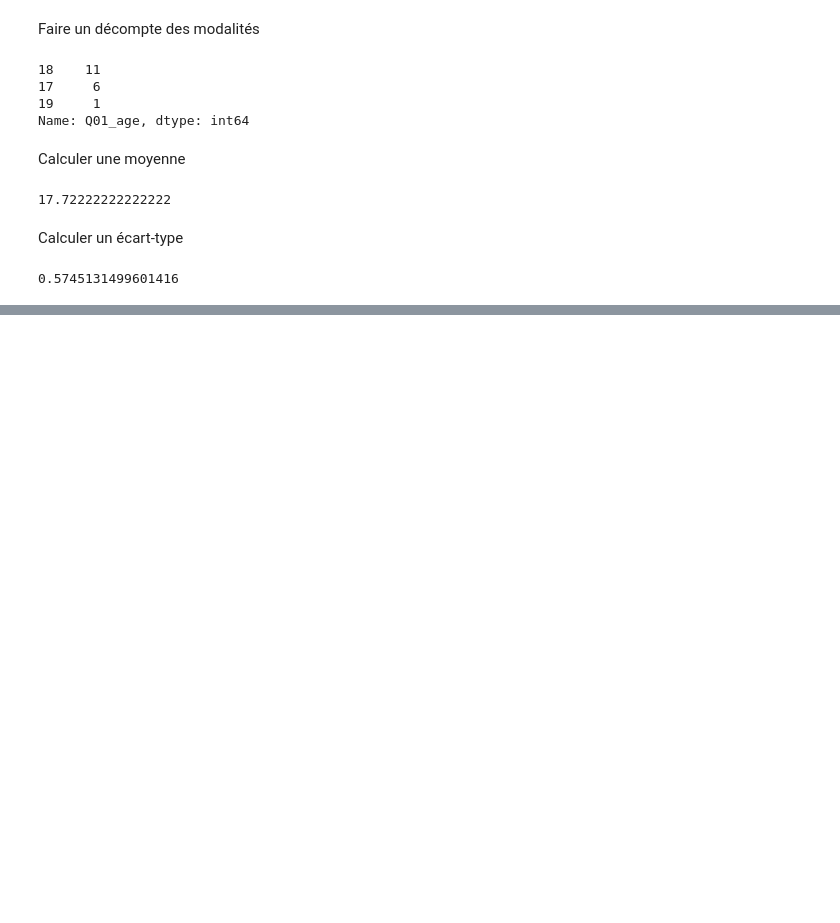
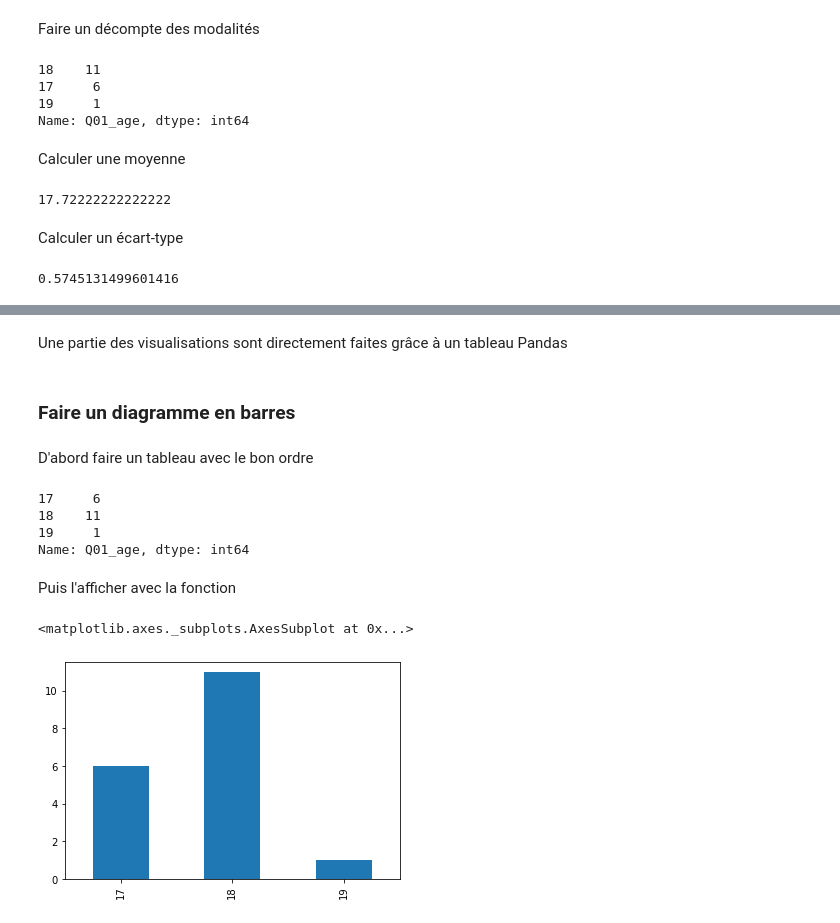
Before and after one commit to emilienschultz/mathSHS, a Jupyter notebook: Mémo des commandes Python.ipynb, the cells around one changed output, grey strips where cells are left out. Drawn from its saved outputs; the diff is of its cells as text; code cells hidden in the pictures; blank space fills up the shorter version.

```diff
--- a/Mémo des commandes Python.ipynb
+++ b/Mémo des commandes Python.ipynb
@@ -91,3 +93,6 @@ donnees = pd.read_excel("./fichier.xls")
+# %%
+url = "https://raw.githubusercontent.com/emilienschultz/mathSHS/master/Donn%C3%A9es/questionnaire230920.csv"
+donnees = pd.read_csv(url)
 # %% [markdown]
 Voir les colonnes d'un tableau
 # %%
@@ -155,0 +228,21 @@ donnees["Q01_age"].std()
+# %% [markdown]
+Une partie des visualisations sont directement faites grâce à un tableau Pandas
+# %% [markdown]
+### Faire un diagramme en barres
+# %% [markdown]
+D'abord faire un tableau avec le bon ordre
+# %%
+visualiser = donnees["Q01_age"].value_counts().sort_index()
+visualiser
+# %% [output]
+17     6
+18    11
+19     1
+Name: Q01_age, dtype: int64
+# %% [markdown]
+Puis l'afficher avec la fonction
+# %%
+visualiser.plot(kind="bar")
+# %% [output]
+<matplotlib.axes._subplots.AxesSubplot at 0x...>
+[figure, added]
```
Also changed, not shown: parts of 27 cells of this notebook, 2 other files.
